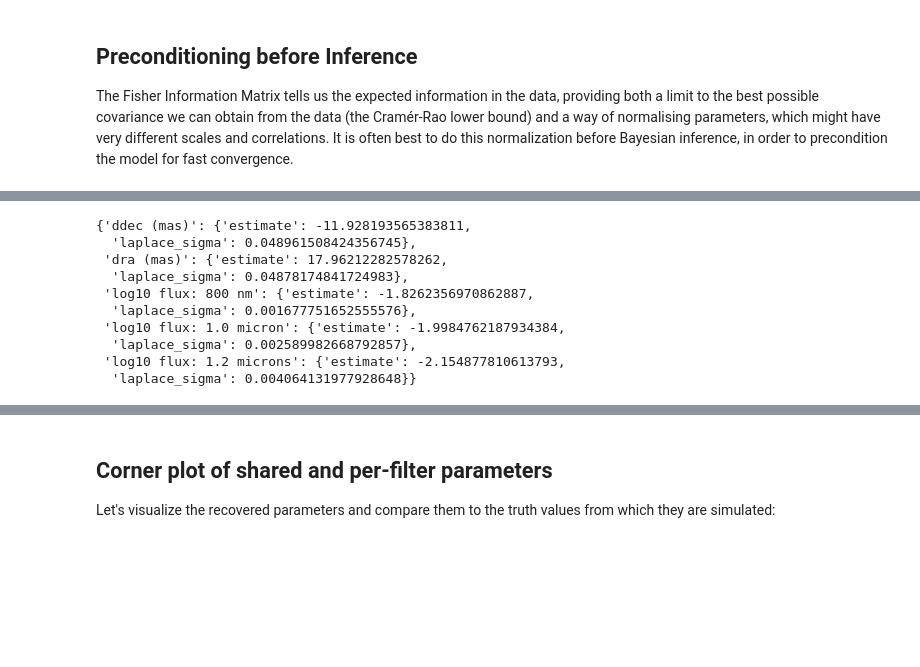
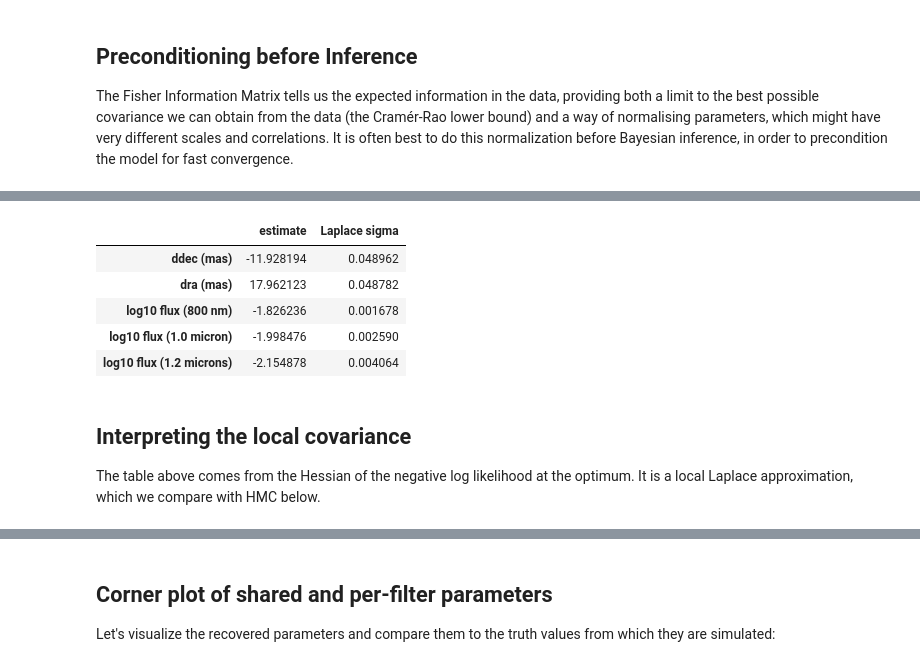
Before and after one commit to benjaminpope/drpangloss, a Jupyter notebook: notebooks/hierarchical_inference.ipynb, the cells around one changed output, grey strips where cells are left out. Drawn from its saved outputs; the diff is of its cells as text; code cells hidden in the pictures; blank space fills up the shorter version.

```diff
--- a/notebooks/hierarchical_inference.ipynb
+++ b/notebooks/hierarchical_inference.ipynb
@@ -216,40 +202,28 @@ truth_flux = 10.0 ** truth["log10_flux"]
 # %%
 recovered_vector, recovered_unravel = ravel_pytree(recovered)
 
-
 def flat_objective(values):
-    # Evaluate the negative log-likelihood for flat parameter vectors.
-    return -joint_loglike(
-        recovered_unravel(values), observations, binary_model
-    )
+    return -joint_loglike(recovered_unravel(values), observations, binary_model)
 
 
 expected_fisher, _ = gaussian_fisher(prediction_fn, recovered, errors)
 observed_info = observed_information(flat_objective, recovered_vector)
 laplace_covariance = regularized_inverse(observed_info, ridge=1e-8)
+laplace_sigma = jnp.sqrt(jnp.diag(laplace_covariance))
 
-parameter_names = [
-    "ddec (mas)",
-    "dra (mas)",
-    "log10 flux: 800 nm",
-    "log10 flux: 1.0 micron",
-    "log10 flux: 1.2 microns",
-]
-laplace_sigma = jnp.sqrt(jnp.diag(laplace_covariance))
-{
-    name: {"estimate": float(value), "laplace_sigma": float(sigma)}
-    for name, value, sigma in zip(
-        parameter_names, recovered_vector, laplace_sigma
-    )
-}
+parameter_names = ["ddec (mas)", "dra (mas)"] + [f"log10 flux ({label})" for label in FILTER_LABELS]
+pd.DataFrame(
+    {"estimate": onp.asarray(recovered_vector), "Laplace sigma": onp.asarray(laplace_sigma)},
+    index=parameter_names,
+)
 # %% [output]
-{'ddec (mas)': {'estimate': -11.928193565383811,
-  'laplace_sigma': 0.048961508424356745},
- 'dra (mas)': {'estimate': 17.96212282578262,
-  'laplace_sigma': 0.04878174841724983},
- 'log10 flux: 800 nm': {'estimate': -1.8262356970862887,
-  'laplace_sigma': 0.001677751652555576},
- 'log10 flux: 1.0 micron': {'estimate': -1.9984762187934384,
-  'laplace_sigma': 0.002589982668792857},
- 'log10 flux: 1.2 microns': {'estimate': -2.154877810613793,
-  'laplace_sigma': 0.004064131977928648}}
+|  | estimate | Laplace sigma |
+| ddec (mas) | -11.928194 | 0.048962 |
+| dra (mas) | 17.962123 | 0.048782 |
+| log10 flux (800 nm) | -1.826236 | 0.001678 |
+| log10 flux (1.0 micron) | -1.998476 | 0.002590 |
+| log10 flux (1.2 microns) | -2.154878 | 0.004064 |
+# %% [markdown]
+## Interpreting the local covariance
+
+The table above comes from the Hessian of the negative log likelihood at the optimum. It is a local Laplace approximation, which we compare with HMC below.
```
Also changed, not shown: parts of 11 cells of this notebook, 28 other files.
